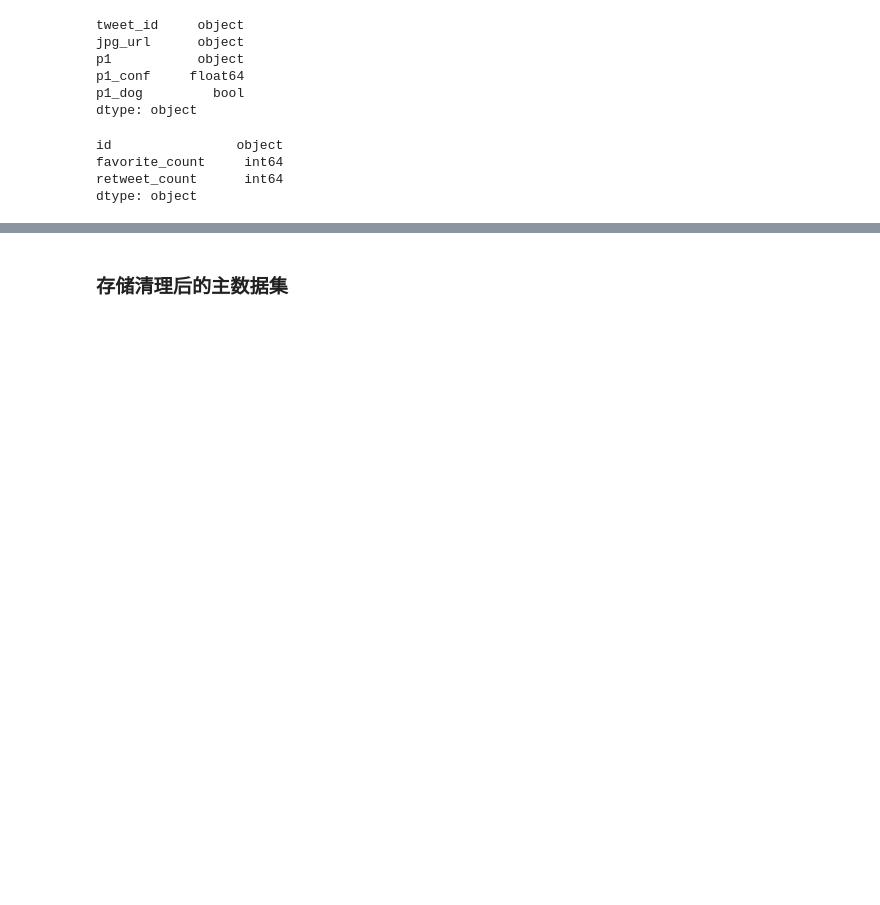
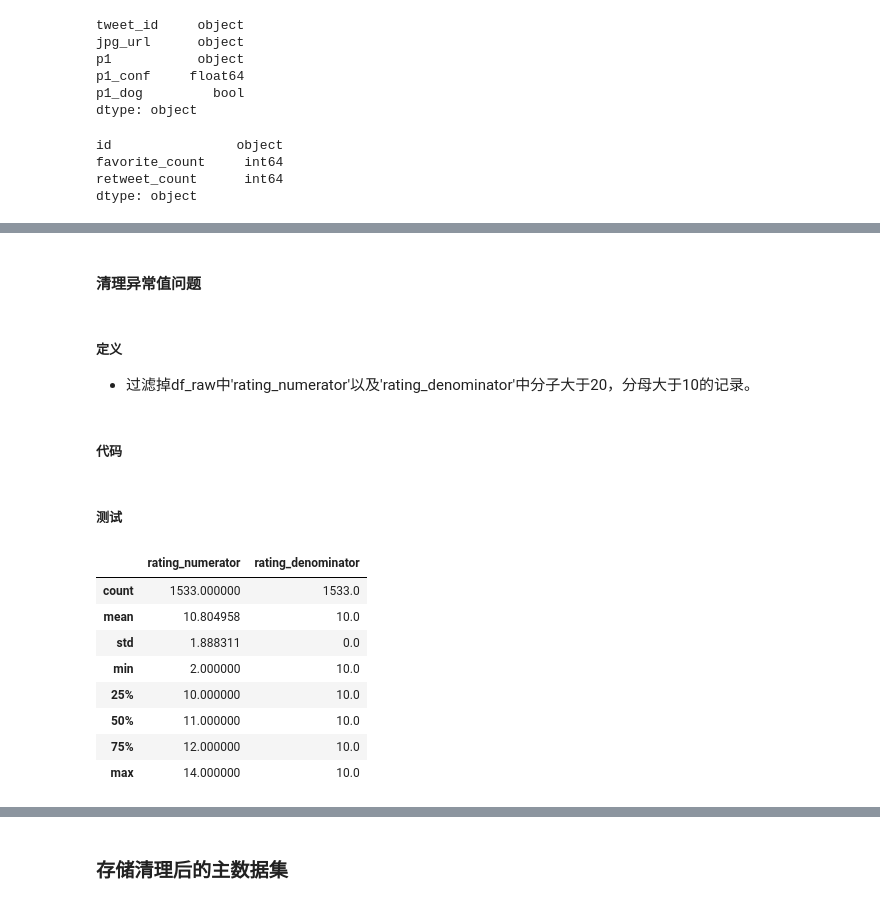
Before and after one commit to arctice2018/HB_Public, a Jupyter notebook: DAND1/P2/wrangle_act_Ver0.4.ipynb, the cells around one changed output, grey strips where cells are left out. Saved outputs shown, nothing was run; the diff lists cells and outputs as text; code cells hidden in the pictures; blank space fills up the shorter version.

```diff
--- a/DAND1/P2/wrangle_act_Ver0.4.ipynb
+++ b/DAND1/P2/wrangle_act_Ver0.4.ipynb
@@ -587,0 +613,8 @@ dtype: object
+# %% [markdown]
+#### 清理异常值问题
+# %% [markdown]
+##### 定义
+
++ 过滤掉df_raw中'rating_numerator'以及'rating_denominator'中分子大于20，分母大于10的记录。
+# %% [markdown]
+##### 代码
@@ -587,0 +623,14 @@ dtype: object
+# %% [markdown]
+##### 测试
+# %%
+df_raw_clean.describe()
+# %% [output]
+|  | rating_numerator | rating_denominator |
+| count | 1533.000000 | 1533.0 |
+| mean | 10.804958 | 10.0 |
+| std | 1.888311 | 0.0 |
+| min | 2.000000 | 10.0 |
+| 25% | 10.000000 | 10.0 |
+| 50% | 11.000000 | 10.0 |
+| 75% | 12.000000 | 10.0 |
+| max | 14.000000 | 10.0 |
```
Also changed, not shown: parts of 30 cells of this notebook.
